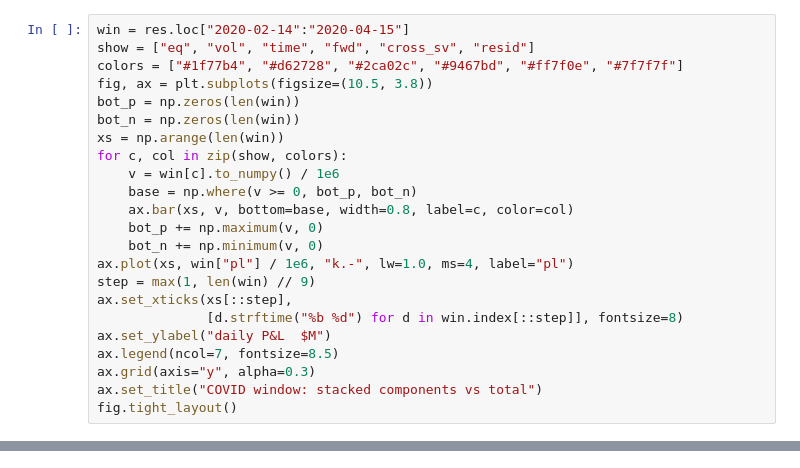
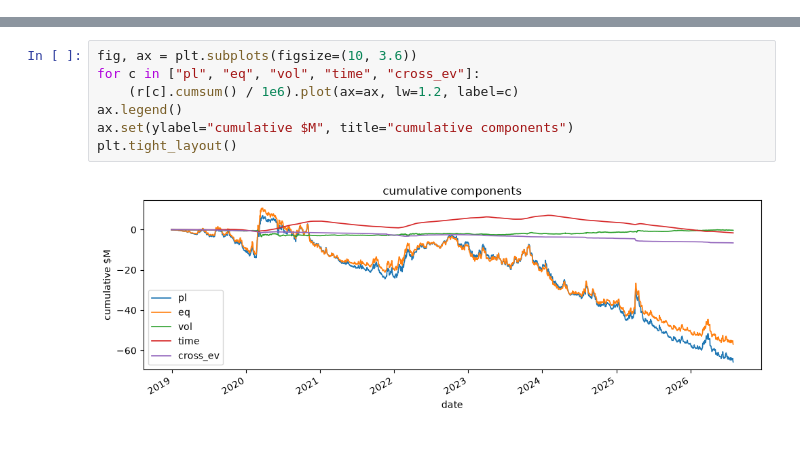
Before and after one commit to yufeng66/vol_pca, a Jupyter notebook: rainbow_attribution.ipynb, the cells around one changed output, grey strips where cells are left out. Saved outputs shown, nothing was run; the diff lists cells and outputs as text.

```diff
--- a/rainbow_attribution.ipynb
+++ b/rainbow_attribution.ipynb
@@ -200,23 +0,0 @@ worst day in the whole sample is \$94k against a \$4.0M `pl` on 2020-03-09.
-# %%
-win = res.loc["2020-02-14":"2020-04-15"]
-show = ["eq", "vol", "time", "fwd", "cross_sv", "resid"]
-colors = ["#1f77b4", "#d62728", "#2ca02c", "#9467bd", "#ff7f0e", "#7f7f7f"]
-fig, ax = plt.subplots(figsize=(10.5, 3.8))
-bot_p = np.zeros(len(win))
-bot_n = np.zeros(len(win))
-xs = np.arange(len(win))
-for c, col in zip(show, colors):
-    v = win[c].to_numpy() / 1e6
-    base = np.where(v >= 0, bot_p, bot_n)
-    ax.bar(xs, v, bottom=base, width=0.8, label=c, color=col)
-    bot_p += np.maximum(v, 0)
-    bot_n += np.minimum(v, 0)
-ax.plot(xs, win["pl"] / 1e6, "k.-", lw=1.0, ms=4, label="pl")
-step = max(1, len(win) // 9)
-ax.set_xticks(xs[::step],
-              [d.strftime("%b %d") for d in win.index[::step]], fontsize=8)
-ax.set_ylabel("daily P&L  $M")
-ax.legend(ncol=7, fontsize=8.5)
-ax.grid(axis="y", alpha=0.3)
-ax.set_title("COVID window: stacked components vs total")
-fig.tight_layout()
@@ -333,0 +97,9 @@ resid std: $4,121 overall | $4,367 on settle days | $1,902 otherwise
+# %%
+fig, ax = plt.subplots(figsize=(10, 3.6))
+for c in ["pl", "eq", "vol", "time", "cross_ev"]:
+    (r[c].cumsum() / 1e6).plot(ax=ax, lw=1.2, label=c)
+ax.legend()
+ax.set(ylabel="cumulative $M", title="cumulative components")
+plt.tight_layout()
+# %% [output]
+[figure, added]
```
Also changed, not shown: parts of 33 cells of this notebook, 3 other files.
